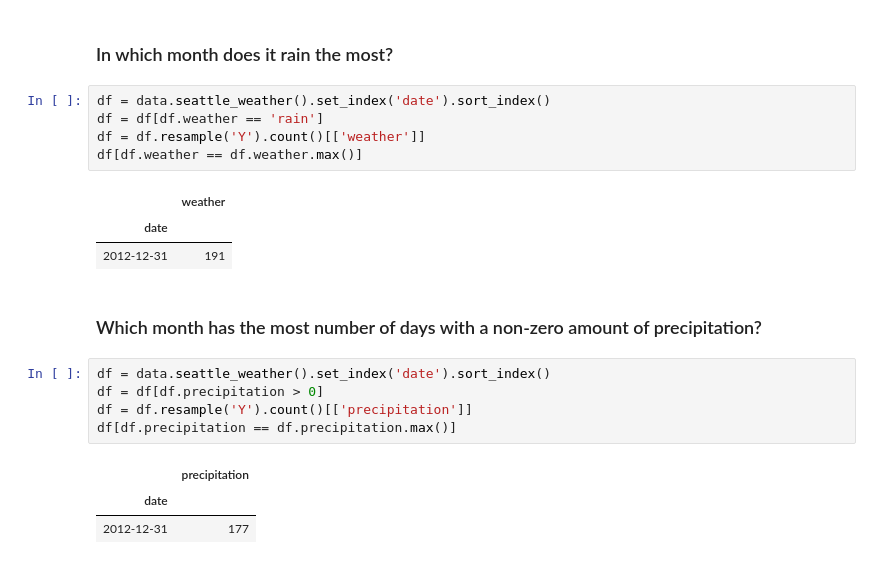
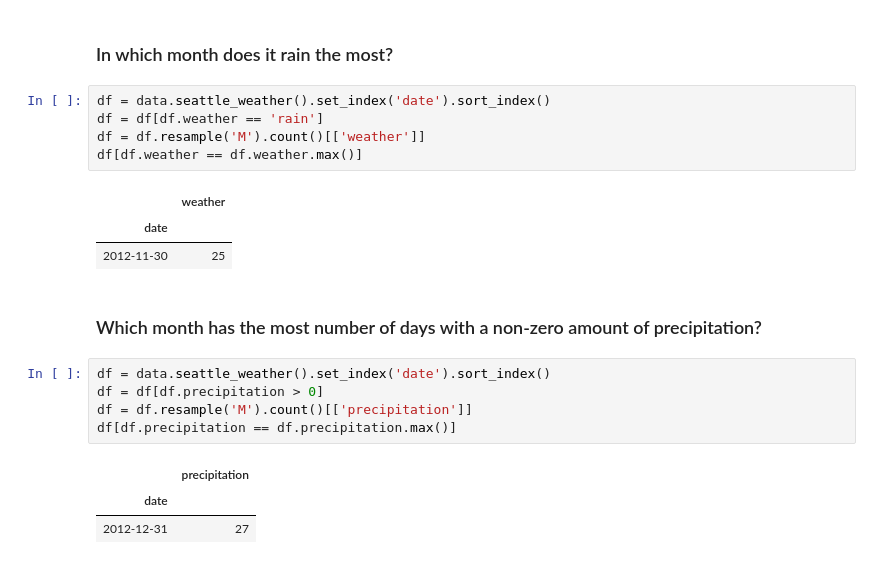
Before and after one commit to Johndsalas/coding_practice, a Jupyter notebook: Time_Series_Data_Exersize.ipynb, the cells around one changed output. Drawn from its saved outputs; the diff is of its cells as text.

```diff
--- a/Time_Series_Data_Exersize.ipynb
+++ b/Time_Series_Data_Exersize.ipynb
@@ -212,20 +212,20 @@ df[df.weather == df.weather.max()]
 # %%
 df = data.seattle_weather().set_index('date').sort_index()
 df = df[df.weather == 'rain']
-df = df.resample('Y').count()[['weather']]
+df = df.resample('M').count()[['weather']]
 df[df.weather == df.weather.max()]
 # %% [output]
 |  | weather |
 | date |  |
-| 2012-12-31 | 191 |
+| 2012-11-30 | 25 |
 # %% [markdown]
 ### Which month has the most number of days with a non-zero amount of precipitation?
 # %%
 df = data.seattle_weather().set_index('date').sort_index()
 df = df[df.precipitation > 0]
-df = df.resample('Y').count()[['precipitation']]
+df = df.resample('M').count()[['precipitation']]
 df[df.precipitation == df.precipitation.max()]
 # %% [output]
 |  | precipitation |
 | date |  |
-| 2012-12-31 | 177 |
+| 2012-12-31 | 27 |
```
Also changed, not shown: 5 other files.
